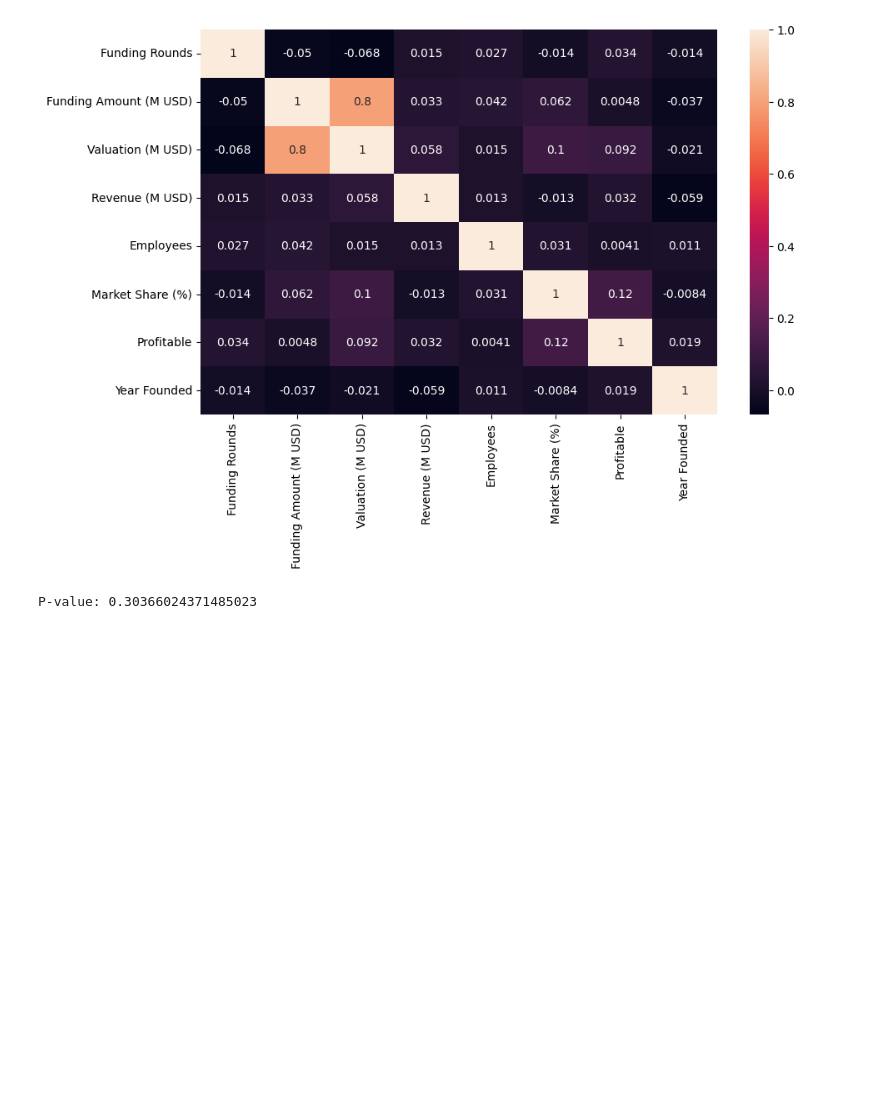
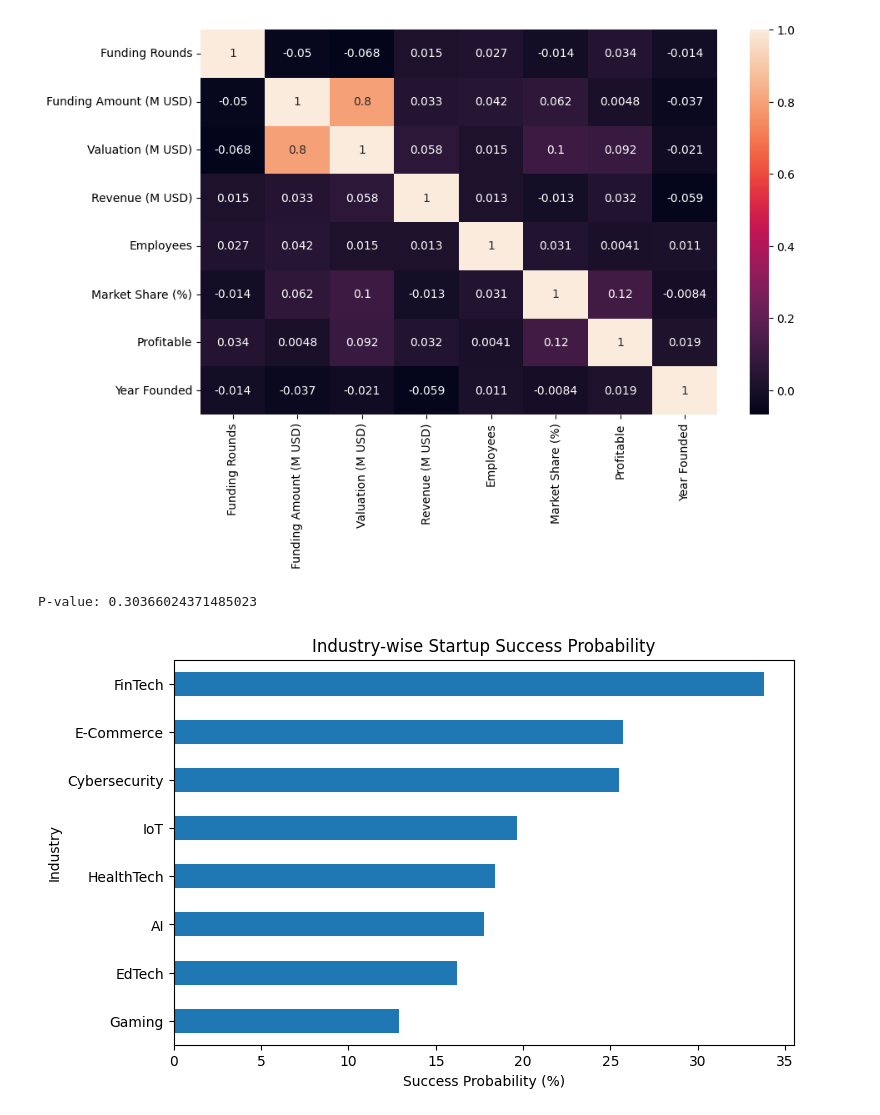
Before and after one commit to roshinivj22/README.md, a Jupyter notebook: startup funding.ipynb, the cells around one changed output. Cells and saved outputs as stored; diff of their text form; code cells hidden in the pictures; blank space fills up the shorter version.

```diff
--- a/startup funding.ipynb
+++ b/startup funding.ipynb
@@ -111,3 +113,20 @@ else:
     print("Not enough data in one or both groups to perform t-test.")
 # %% [output]
 P-value: 0.30366024371485023
+# %%
+# Create a binary column for 'Acquired' status
+df['Is_Acquired'] = (df['Exit Status'] == 'Acquired').astype(int)
+
+# Group by 'Industry' and calculate the mean of 'Is_Acquired' for success probability
+industry_prob = df.groupby('Industry')['Is_Acquired'].mean() * 100
+
+industry_prob.sort_values().plot(
+    kind='barh',
+    figsize=(8,5)
+)
+
+plt.title("Industry-wise Startup Success Probability")
+plt.xlabel("Success Probability (%)")
+plt.show()
+# %% [output]
+[figure, added]
```
Also changed, not shown: parts of 5 cells of this notebook.
